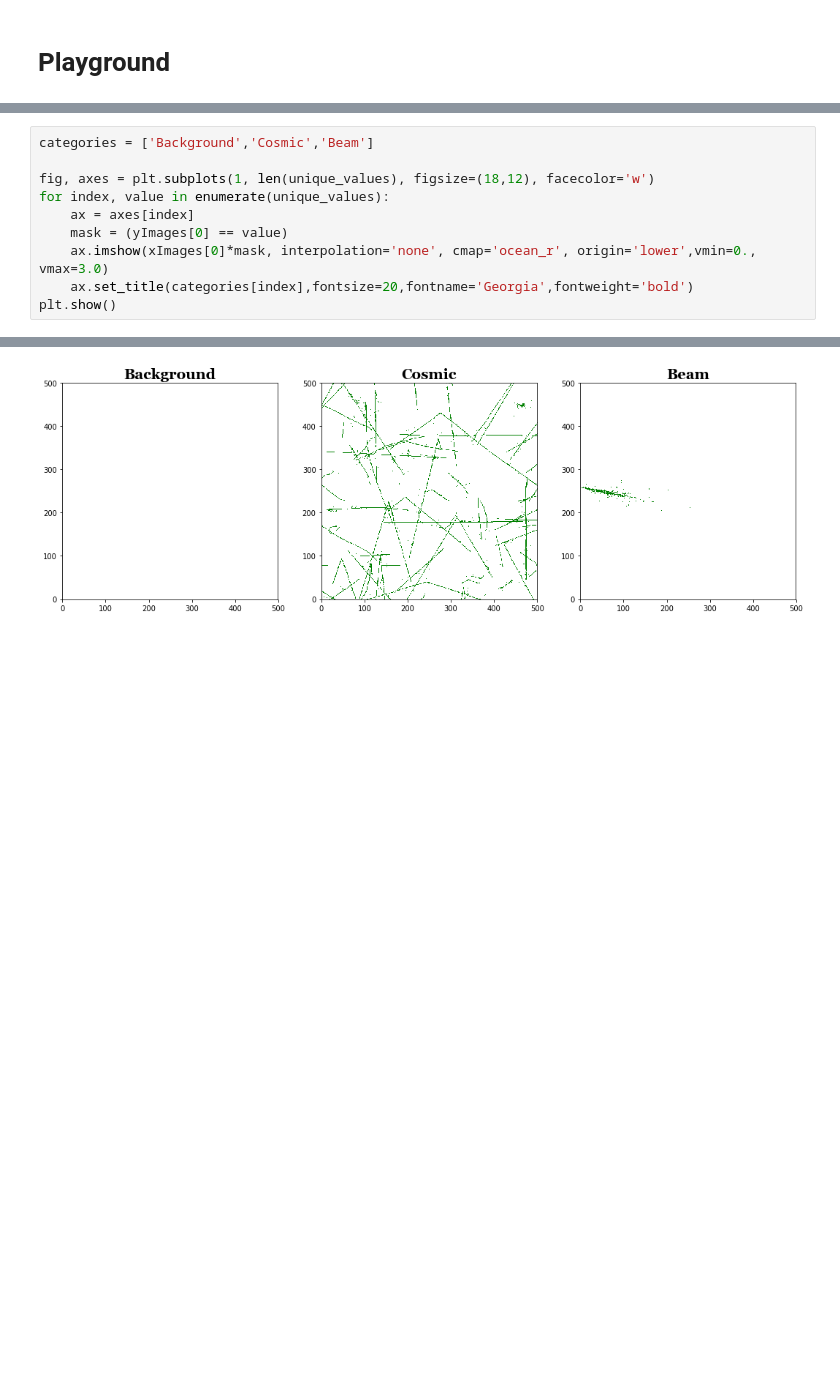
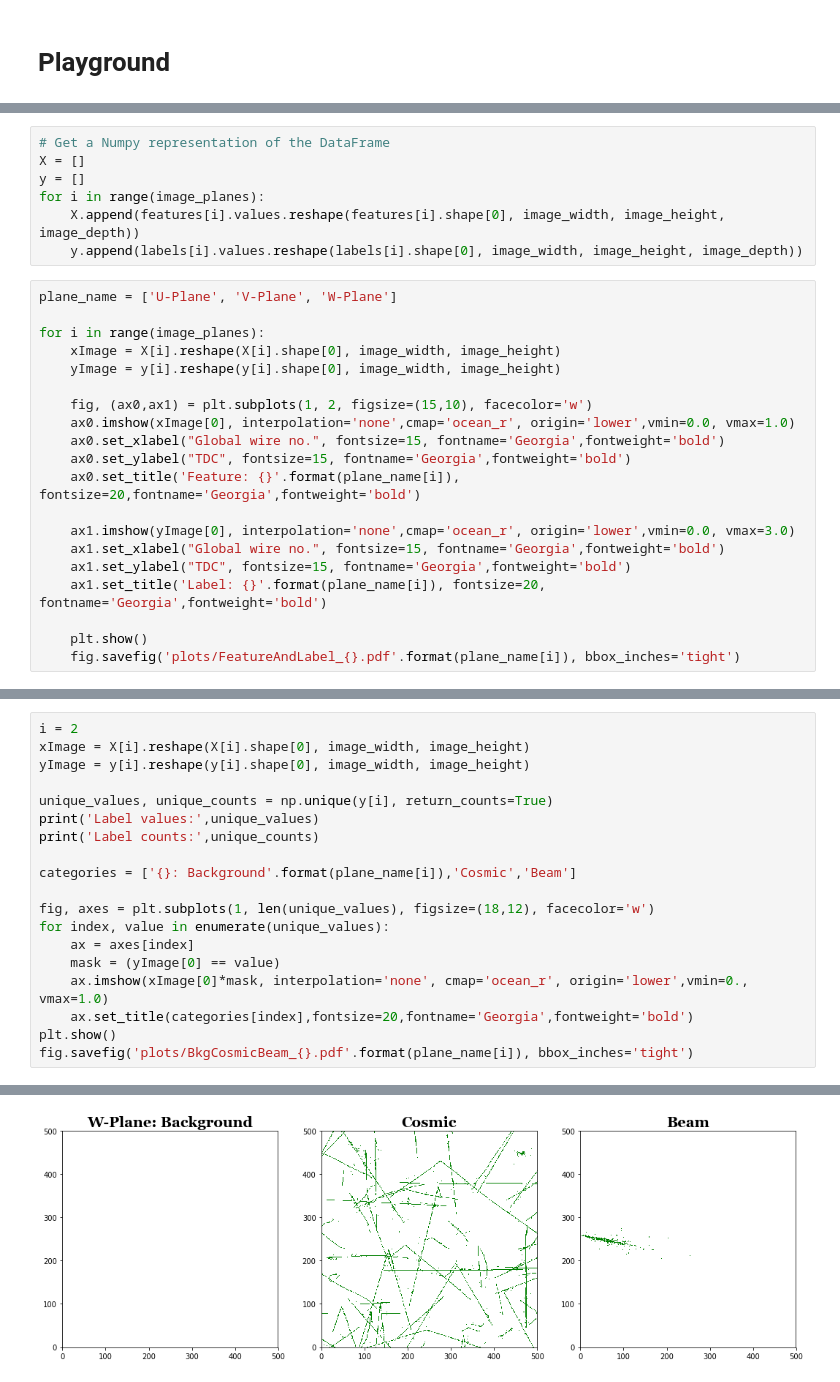
Before and after one commit to almoslmi/DeepLearningWithProtoDUNE, a Jupyter notebook: playground.ipynb, the cells around one changed output, grey strips where cells are left out. Cells and saved outputs as stored; diff of their text form; blank space fills up the shorter version.

Commit message:
Update on the plots

```diff
--- a/playground.ipynb
+++ b/playground.ipynb
@@ -61,0 +30,27 @@ Label counts: [7136802  354166    9032]
+# %%
+# Get a Numpy representation of the DataFrame
+X = []
+y = []
+for i in range(image_planes):
+    X.append(features[i].values.reshape(features[i].shape[0], image_width, image_height, image_depth))
+    y.append(labels[i].values.reshape(labels[i].shape[0], image_width, image_height, image_depth))
+# %%
+plane_name = ['U-Plane', 'V-Plane', 'W-Plane']
+
+for i in range(image_planes):
+    xImage = X[i].reshape(X[i].shape[0], image_width, image_height)
+    yImage = y[i].reshape(y[i].shape[0], image_width, image_height)
+
+    fig, (ax0,ax1) = plt.subplots(1, 2, figsize=(15,10), facecolor='w')
+    ax0.imshow(xImage[0], interpolation='none',cmap='ocean_r', origin='lower',vmin=0.0, vmax=1.0)
+    ax0.set_xlabel("Global wire no.", fontsize=15, fontname='Georgia',fontweight='bold')
+    ax0.set_ylabel("TDC", fontsize=15, fontname='Georgia',fontweight='bold')
+    ax0.set_title('Feature: {}'.format(plane_name[i]), fontsize=20,fontname='Georgia',fontweight='bold')
+
+    ax1.imshow(yImage[0], interpolation='none',cmap='ocean_r', origin='lower',vmin=0.0, vmax=3.0)
+    ax1.set_xlabel("Global wire no.", fontsize=15, fontname='Georgia',fontweight='bold')
+    ax1.set_ylabel("TDC", fontsize=15, fontname='Georgia',fontweight='bold')
+    ax1.set_title('Label: {}'.format(plane_name[i]), fontsize=20, fontname='Georgia',fontweight='bold')
+
+    plt.show()
+    fig.savefig('plots/FeatureAndLabel_{}.pdf'.format(plane_name[i]), bbox_inches='tight')
@@ -62,11 +61,20 @@ Label counts: [7136802  354166    9032]
 # %%
-categories = ['Background','Cosmic','Beam']
+i = 2
+xImage = X[i].reshape(X[i].shape[0], image_width, image_height)
+yImage = y[i].reshape(y[i].shape[0], image_width, image_height)
+
+unique_values, unique_counts = np.unique(y[i], return_counts=True)
+print('Label values:',unique_values)
+print('Label counts:',unique_counts)
+
+categories = ['{}: Background'.format(plane_name[i]),'Cosmic','Beam']
 
 fig, axes = plt.subplots(1, len(unique_values), figsize=(18,12), facecolor='w')
 for index, value in enumerate(unique_values):
     ax = axes[index]
-    mask = (yImages[0] == value)
-    ax.imshow(xImages[0]*mask, interpolation='none', cmap='ocean_r', origin='lower',vmin=0., vmax=3.0)
+    mask = (yImage[0] == value)
+    ax.imshow(xImage[0]*mask, interpolation='none', cmap='ocean_r', origin='lower',vmin=0., vmax=1.0)
     ax.set_title(categories[index],fontsize=20,fontname='Georgia',fontweight='bold')
 plt.show()
+fig.savefig('plots/BkgCosmicBeam_{}.pdf'.format(plane_name[i]), bbox_inches='tight')
 # %% [output]
@@ -73 +83 @@ plt.show()
-[figure, old version]
+[figure, new version]
```
Also changed, not shown: parts of 8 cells of this notebook, 4 other files.
